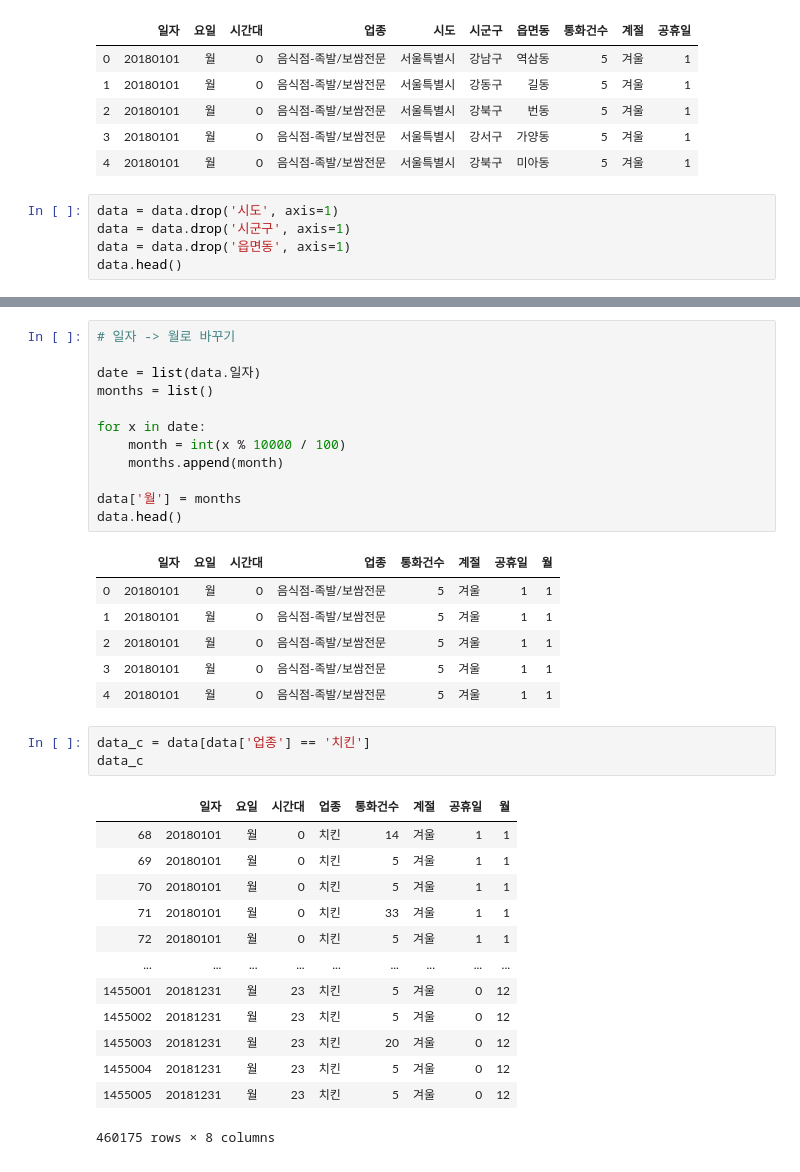
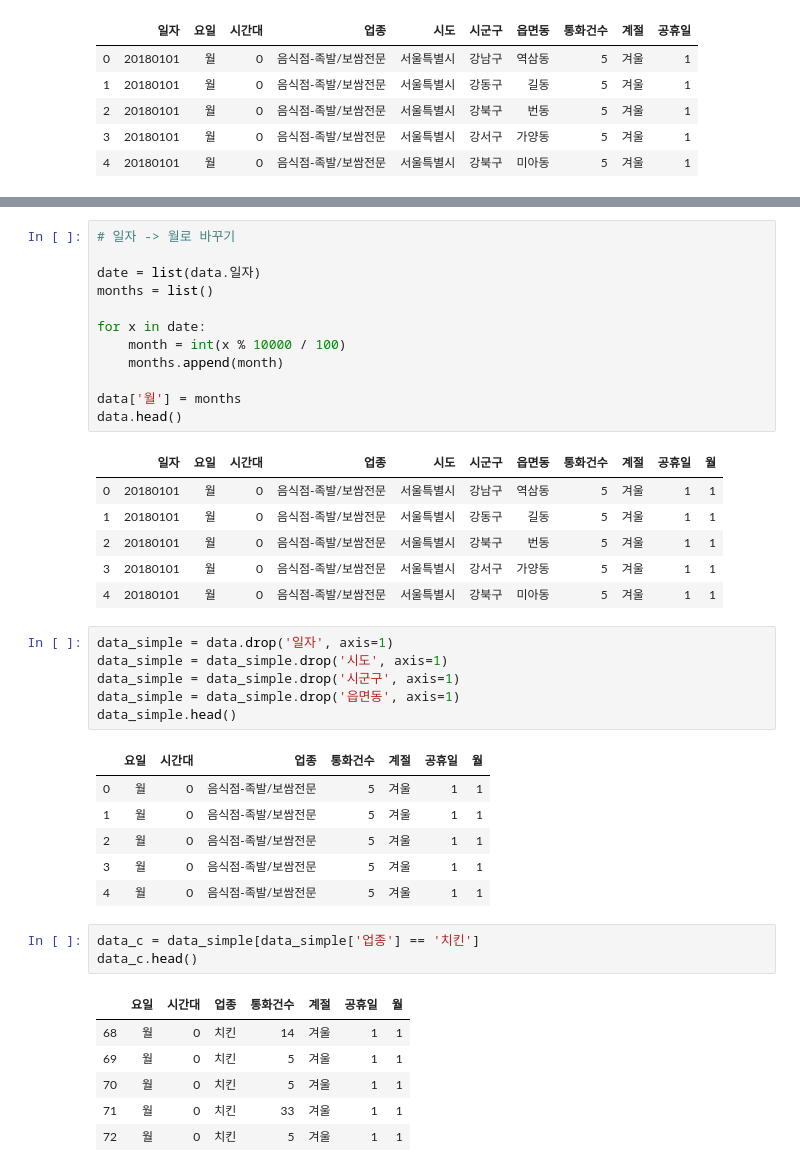
Before and after one commit to StarJins/python_regression, a Jupyter notebook: data 처리.ipynb, the cells around one changed output, grey strips where cells are left out. Saved outputs shown, nothing was run; the diff lists cells and outputs as text.

```diff
--- a/data 처리.ipynb
+++ b/data 처리.ipynb
@@ -87,8 +82,3 @@ data.head()
 | 2 | 20180101 | 월 | 0 | 음식점-족발/보쌈전문 | 서울특별시 | 강북구 | 번동 | 5 | 겨울 | 1 |
 | 3 | 20180101 | 월 | 0 | 음식점-족발/보쌈전문 | 서울특별시 | 강서구 | 가양동 | 5 | 겨울 | 1 |
 | 4 | 20180101 | 월 | 0 | 음식점-족발/보쌈전문 | 서울특별시 | 강북구 | 미아동 | 5 | 겨울 | 1 |
-# %%
-data = data.drop('시도', axis=1)
-data = data.drop('시군구', axis=1)
-data = data.drop('읍면동', axis=1)
-data.head()
@@ -112,26 +95,32 @@ for x in date:
 data['월'] = months
 data.head()
 # %% [output]
-|  | 일자 | 요일 | 시간대 | 업종 | 통화건수 | 계절 | 공휴일 | 월 |
-| 0 | 20180101 | 월 | 0 | 음식점-족발/보쌈전문 | 5 | 겨울 | 1 | 1 |
-| 1 | 20180101 | 월 | 0 | 음식점-족발/보쌈전문 | 5 | 겨울 | 1 | 1 |
-| 2 | 20180101 | 월 | 0 | 음식점-족발/보쌈전문 | 5 | 겨울 | 1 | 1 |
-| 3 | 20180101 | 월 | 0 | 음식점-족발/보쌈전문 | 5 | 겨울 | 1 | 1 |
-| 4 | 20180101 | 월 | 0 | 음식점-족발/보쌈전문 | 5 | 겨울 | 1 | 1 |
+|  | 일자 | 요일 | 시간대 | 업종 | 시도 | 시군구 | 읍면동 | 통화건수 | 계절 | 공휴일 | 월 |
+| 0 | 20180101 | 월 | 0 | 음식점-족발/보쌈전문 | 서울특별시 | 강남구 | 역삼동 | 5 | 겨울 | 1 | 1 |
+| 1 | 20180101 | 월 | 0 | 음식점-족발/보쌈전문 | 서울특별시 | 강동구 | 길동 | 5 | 겨울 | 1 | 1 |
+| 2 | 20180101 | 월 | 0 | 음식점-족발/보쌈전문 | 서울특별시 | 강북구 | 번동 | 5 | 겨울 | 1 | 1 |
+| 3 | 20180101 | 월 | 0 | 음식점-족발/보쌈전문 | 서울특별시 | 강서구 | 가양동 | 5 | 겨울 | 1 | 1 |
+| 4 | 20180101 | 월 | 0 | 음식점-족발/보쌈전문 | 서울특별시 | 강북구 | 미아동 | 5 | 겨울 | 1 | 1 |
+# %%
+data_simple = data.drop('일자', axis=1)
+data_simple = data_simple.drop('시도', axis=1)
+data_simple = data_simple.drop('시군구', axis=1)
+data_simple = data_simple.drop('읍면동', axis=1)
+data_simple.head()
+# %% [output]
+|  | 요일 | 시간대 | 업종 | 통화건수 | 계절 | 공휴일 | 월 |
+| 0 | 월 | 0 | 음식점-족발/보쌈전문 | 5 | 겨울 | 1 | 1 |
+| 1 | 월 | 0 | 음식점-족발/보쌈전문 | 5 | 겨울 | 1 | 1 |
+| 2 | 월 | 0 | 음식점-족발/보쌈전문 | 5 | 겨울 | 1 | 1 |
+| 3 | 월 | 0 | 음식점-족발/보쌈전문 | 5 | 겨울 | 1 | 1 |
+| 4 | 월 | 0 | 음식점-족발/보쌈전문 | 5 | 겨울 | 1 | 1 |
 # %%
-data_c = data[data['업종'] == '치킨']
-data_c
+data_c = data_simple[data_simple['업종'] == '치킨']
+data_c.head()
 # %% [output]
-|  | 일자 | 요일 | 시간대 | 업종 | 통화건수 | 계절 | 공휴일 | 월 |
-| 68 | 20180101 | 월 | 0 | 치킨 | 14 | 겨울 | 1 | 1 |
-| 69 | 20180101 | 월 | 0 | 치킨 | 5 | 겨울 | 1 | 1 |
-| 70 | 20180101 | 월 | 0 | 치킨 | 5 | 겨울 | 1 | 1 |
-| 71 | 20180101 | 월 | 0 | 치킨 | 33 | 겨울 | 1 | 1 |
-| 72 | 20180101 | 월 | 0 | 치킨 | 5 | 겨울 | 1 | 1 |
-| ... | ... | ... | ... | ... | ... | ... | ... | ... |
-| 1455001 | 20181231 | 월 | 23 | 치킨 | 5 | 겨울 | 0 | 12 |
-| 1455002 | 20181231 | 월 | 23 | 치킨 | 5 | 겨울 | 0 | 12 |
-| 1455003 | 20181231 | 월 | 23 | 치킨 | 20 | 겨울 | 0 | 12 |
-| 1455004 | 20181231 | 월 | 23 | 치킨 | 5 | 겨울 | 0 | 12 |
-| 1455005 | 20181231 | 월 | 23 | 치킨 | 5 | 겨울 | 0 | 12 |
+|  | 요일 | 시간대 | 업종 | 통화건수 | 계절 | 공휴일 | 월 |
+| 68 | 월 | 0 | 치킨 | 14 | 겨울 | 1 | 1 |
+| 69 | 월 | 0 | 치킨 | 5 | 겨울 | 1 | 1 |
+| 70 | 월 | 0 | 치킨 | 5 | 겨울 | 1 | 1 |
+| 71 | 월 | 0 | 치킨 | 33 | 겨울 | 1 | 1 |
+| 72 | 월 | 0 | 치킨 | 5 | 겨울 | 1 | 1 |
-460175 rows × 8 columns
```
Also changed, not shown: parts of 13 cells of this notebook, 11 other files.
